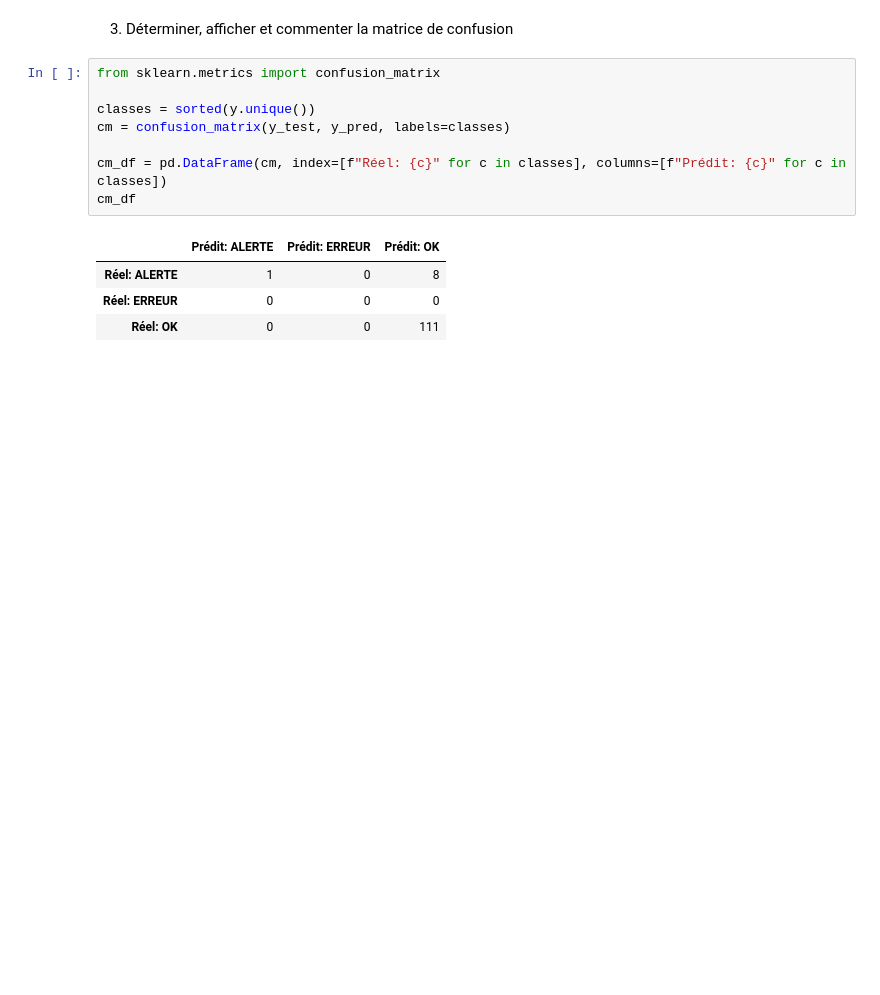
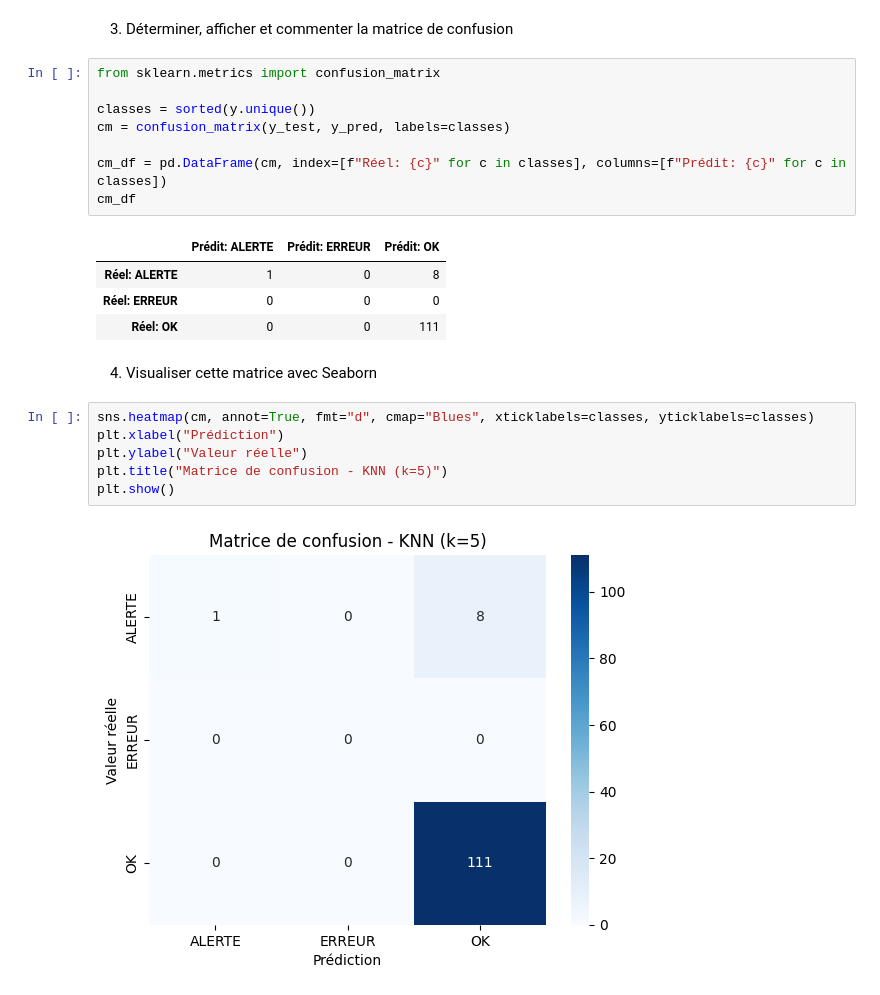
Before and after one commit to Youssoupha-ndiaye/TP_Scikit-learn_ODC_IA, a Jupyter notebook: atelier_scikit-learn_iot/notebooks/atelier_ scikit-learn_iot.ipynb, the cells around one changed output. Drawn from its saved outputs; the diff is of its cells as text; blank space fills up the shorter version.

Commit message:
Partie 7 : Question 4 : Visualisation de cette matrice avec Seaborn

```diff
--- a/atelier_scikit-learn_iot/notebooks/atelier_ scikit-learn_iot.ipynb
+++ b/atelier_scikit-learn_iot/notebooks/atelier_ scikit-learn_iot.ipynb
@@ -404,3 +404,13 @@ cm_df
 | Réel: ALERTE | 1 | 0 | 8 |
 | Réel: ERREUR | 0 | 0 | 0 |
 | Réel: OK | 0 | 0 | 111 |
+# %% [markdown]
+4) Visualiser cette matrice avec Seaborn
+# %%
+sns.heatmap(cm, annot=True, fmt="d", cmap="Blues", xticklabels=classes, yticklabels=classes)
+plt.xlabel("Prédiction")
+plt.ylabel("Valeur réelle")
+plt.title("Matrice de confusion - KNN (k=5)")
+plt.show()
+# %% [output]
+[figure, added]
```
